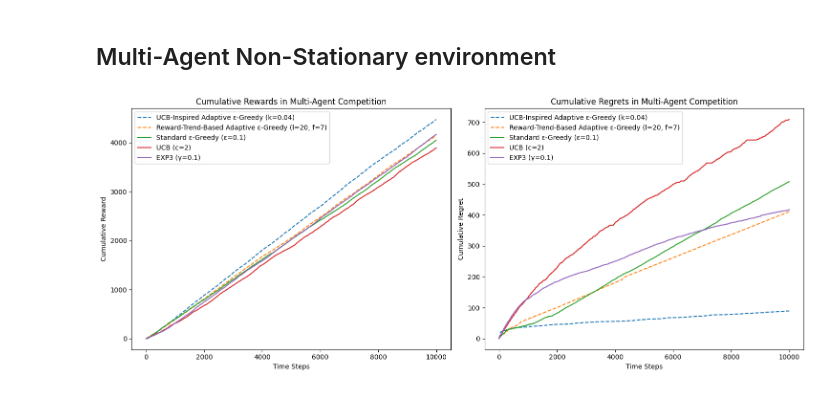
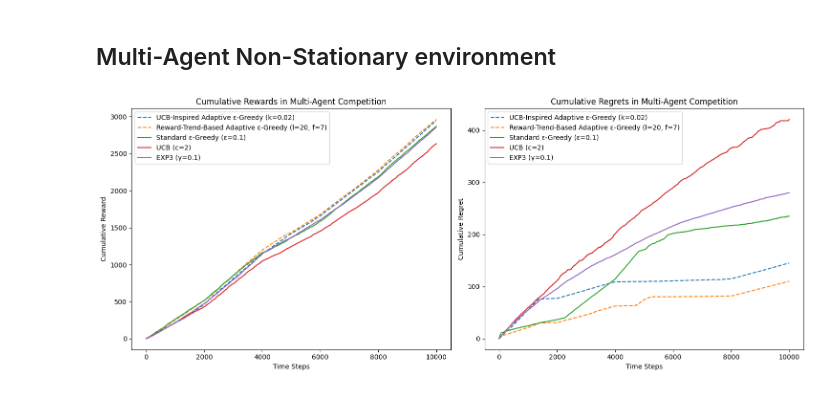
Before and after one commit to jessie-1001/RS-PROJECT, a Jupyter notebook: New_Algorithm_in_OTC.ipynb, the cells around one changed output. Drawn from its saved outputs; the diff is of its cells as text; code cells hidden in the pictures.

```diff
--- a/New_Algorithm_in_OTC.ipynb
+++ b/New_Algorithm_in_OTC.ipynb
@@ -248,7 +248,7 @@ num_steps = 10000  # Simulation length
 # ==========================
 
 # UCB-Inspired Adaptive ε-Greedy exploration scaling
-k = 0.04
+k = 0.02
 # Reward-Trend-Based Adaptive ε-Greedy
 l = 20
 f = 7
@@ -775,7 +957,7 @@ def run_multi_agent_experiment(agent_configs, env_params, num_steps):
 num_arms = 10
 spreads = np.linspace(0.1, 1, num_arms)
 num_steps = 10000  # Simulation length
-alpha = 0.4 # High alpha means high competitiveness (steep execution prob curve)
+alpha = 4 # High alpha means high competitiveness (steep execution prob curve)
 dynamic_interval = 2000
 # Agent configurations (mixed strategies)
 agent_configs = [
@@ -832,31 +1014,31 @@ dashed_lines = 2
 plt.figure(figsize=(15, 6))
 
 # Reward plot
 plt.subplot(1, 2, 1)
 
 for i in range(cumulative_rewards.shape[1]):
     linestyle = '--' if i < dashed_lines else '-'
     plt.plot(cumulative_rewards[:,i],
              label=agent_configs[i]['label'],
              linestyle=linestyle)
 plt.title("Cumulative Rewards in Multi-Agent Competition")
 plt.xlabel("Time Steps")
 plt.ylabel("Cumulative Reward")
 plt.legend()
 
 # Regret plot
 plt.subplot(1, 2, 2)
 for i in range(cumulative_regrets.shape[1]):
     linestyle = '--' if i < dashed_lines else '-'
     plt.plot(cumulative_regrets[:, i],
              label=agent_configs[i]['label'],
              linestyle=linestyle)
 plt.title("Cumulative Regrets in Multi-Agent Competition")
 plt.xlabel("Time Steps")
 plt.ylabel("Cumulative Regret")
 plt.legend()
 
 plt.tight_layout()
 plt.show()
 # %% [output]
-[figure, old version]
+[figure, new version]
```
Also changed, not shown: parts of 10 cells of this notebook.
